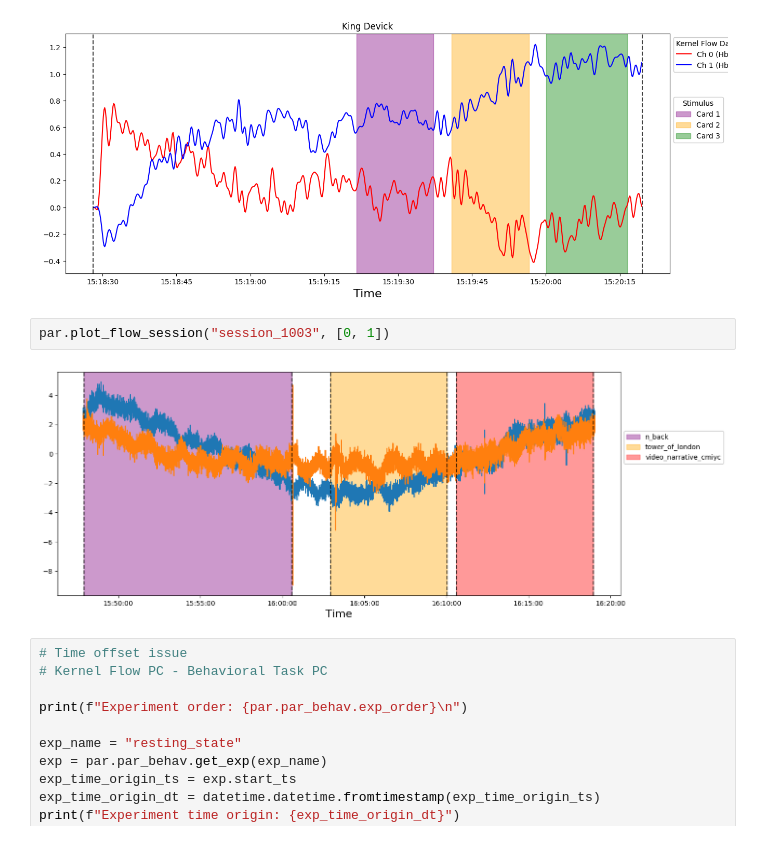
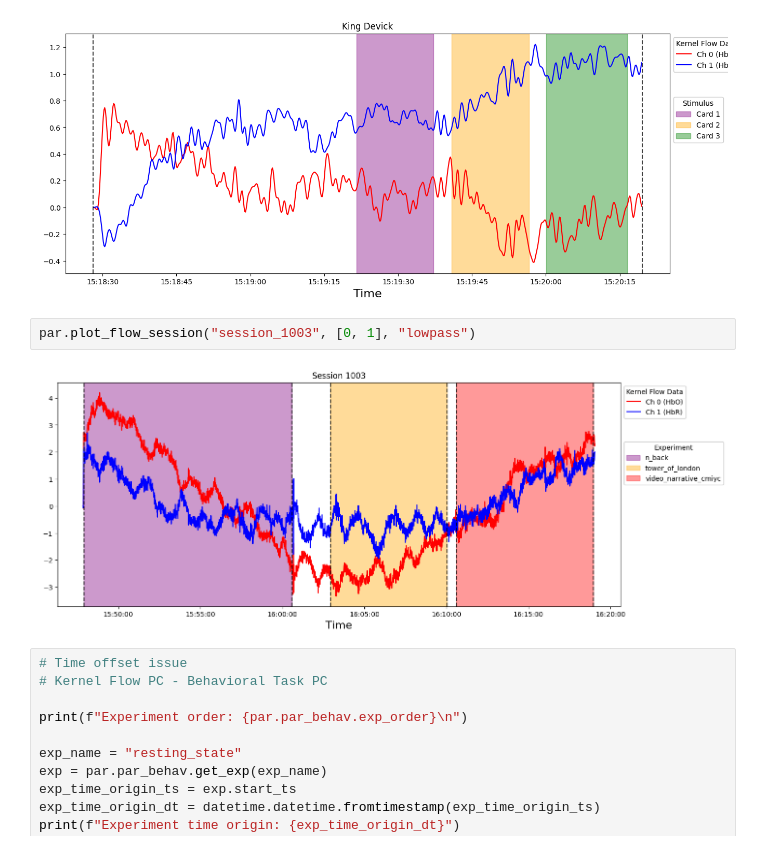
Before and after one commit to AyazLab/KernelFlow_Analysis, a Jupyter notebook: flow_analysis.ipynb, the cells around one changed output. Cells and saved outputs as stored; diff of their text form.

Commit message:
Improve Flow Data session plot function

```diff
--- a/flow_analysis.ipynb
+++ b/flow_analysis.ipynb
@@ -883,9 +936,9 @@ par.plot_flow_exp(exp_name, [0, 1], "lowpass")
 participant_01
 [figure]
 # %%
-par.plot_flow_session("session_1003", [0, 1])
+par.plot_flow_session("session_1003", [0, 1], "lowpass")
 # %% [output]
-[figure, old version]
+[figure, new version]
 # %%
 # Time offset issue
 # Kernel Flow PC - Behavioral Task PC
```
Also changed, not shown: parts of 1 cell of this notebook, 1 other file.
